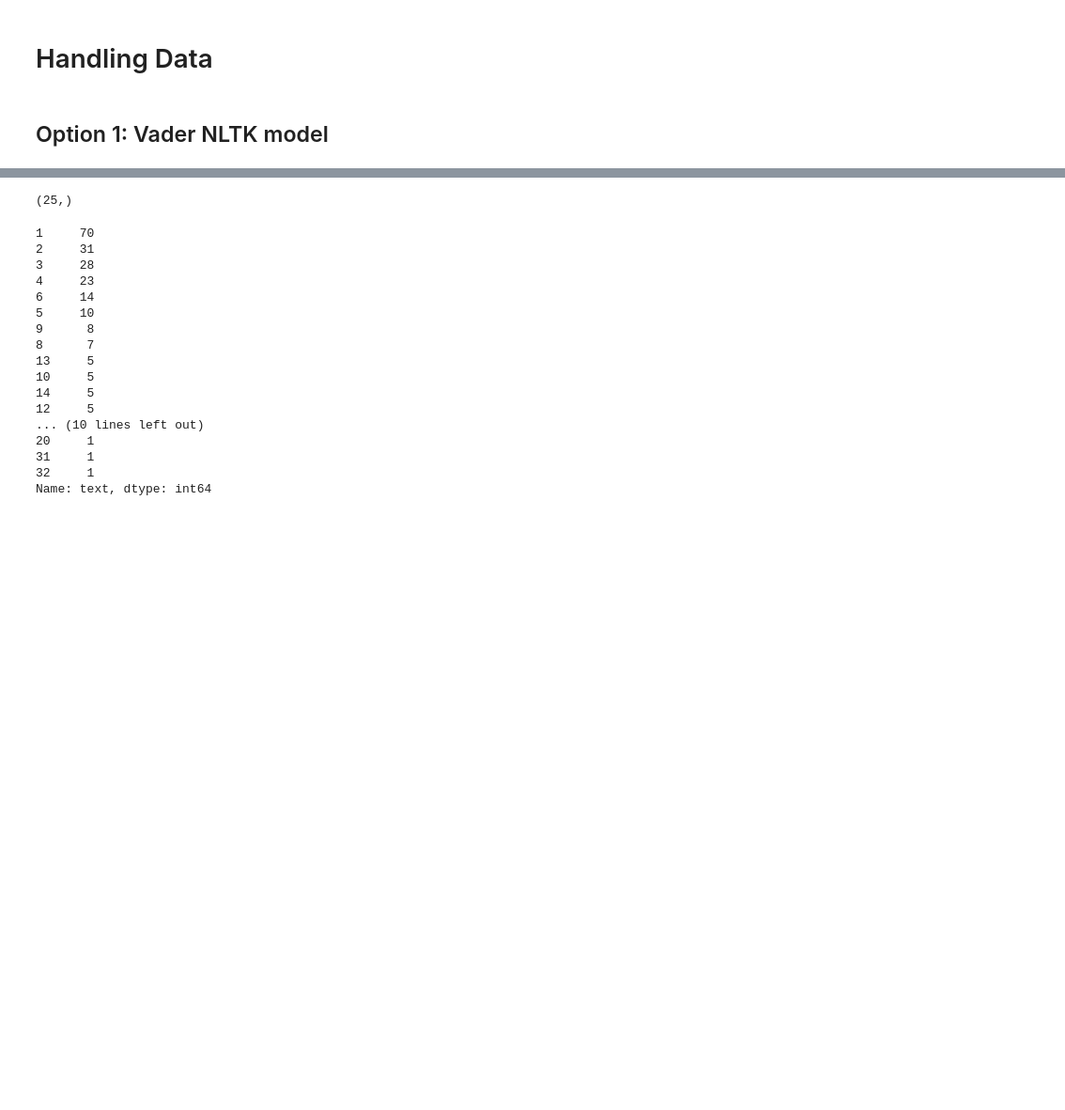
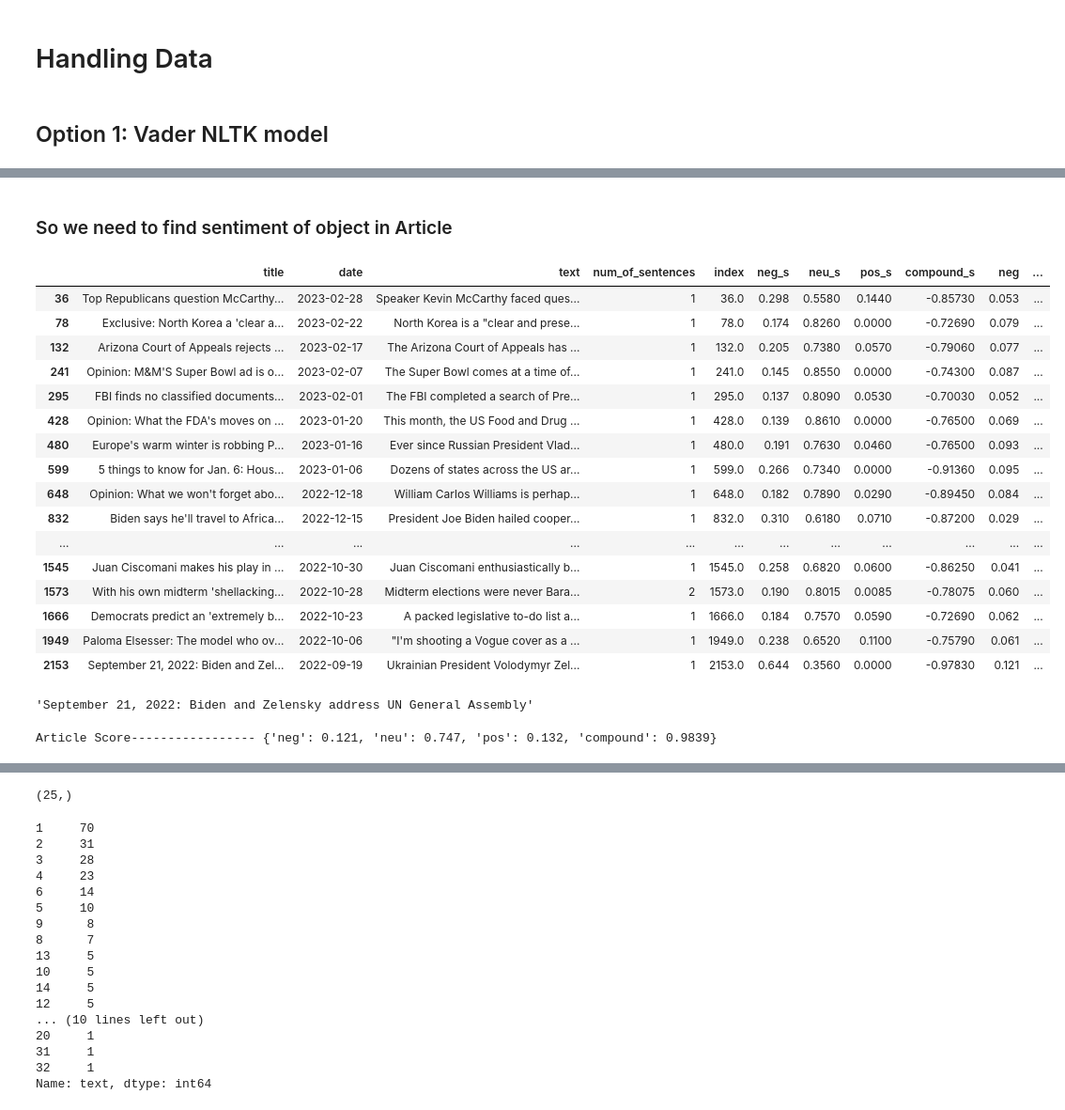
Before and after one commit to idobiran11/senti-trends-nlp, a Jupyter notebook: result analysis/ido_nice_notebook.ipynb, the cells around one changed output, grey strips where cells are left out. Shown at 94% size. Cells and saved outputs as stored; diff of their text form; code cells hidden in the pictures; blank space fills up the shorter version.

Commit message:
updating nltk to ido notebook

```diff
--- a/result analysis/ido_nice_notebook.ipynb
+++ b/result analysis/ido_nice_notebook.ipynb
@@ -95,0 +113,26 @@ for sentence in sentences:
+# %% [markdown]
+### So we need to find sentiment of object in Article
+# %%
+df = pd.read_csv('../data/output_data/cnn_trump_nltk_sentences_sentiment.csv')
+# %%
+df = df.loc[(df['compound_s'] < -0.7) & (df['compound'] > 0.7)]
+# %%
+df
+# %% [output]
+|  | title | date | text | num_of_sentences | index | neg_s | neu_s | pos_s | compound_s | neg | ... |
+| 36 | Top Republicans question McCarthy... | 2023-02-28 | Speaker Kevin McCarthy faced ques... | 1 | 36.0 | 0.298 | 0.5580 | 0.1440 | -0.85730 | 0.053 | ... |
+| 78 | Exclusive: North Korea a 'clear a... | 2023-02-22 | North Korea is a "clear and prese... | 1 | 78.0 | 0.174 | 0.8260 | 0.0000 | -0.72690 | 0.079 | ... |
+| 132 | Arizona Court of Appeals rejects ... | 2023-02-17 | The Arizona Court of Appeals has ... | 1 | 132.0 | 0.205 | 0.7380 | 0.0570 | -0.79060 | 0.077 | ... |
+| 241 | Opinion: M&M'S Super Bowl ad is o... | 2023-02-07 | The Super Bowl comes at a time of... | 1 | 241.0 | 0.145 | 0.8550 | 0.0000 | -0.74300 | 0.087 | ... |
+| 295 | FBI finds no classified documents... | 2023-02-01 | The FBI completed a search of Pre... | 1 | 295.0 | 0.137 | 0.8090 | 0.0530 | -0.70030 | 0.052 | ... |
+| 428 | Opinion: What the FDA's moves on ... | 2023-01-20 | This month, the US Food and Drug ... | 1 | 428.0 | 0.139 | 0.8610 | 0.0000 | -0.76500 | 0.069 | ... |
+| 480 | Europe's warm winter is robbing P... | 2023-01-16 | Ever since Russian President Vlad... | 1 | 480.0 | 0.191 | 0.7630 | 0.0460 | -0.76500 | 0.093 | ... |
+| 599 | 5 things to know for Jan. 6: Hous... | 2023-01-06 | Dozens of states across the US ar... | 1 | 599.0 | 0.266 | 0.7340 | 0.0000 | -0.91360 | 0.095 | ... |
+| 648 | Opinion: What we won't forget abo... | 2022-12-18 | William Carlos Williams is perhap... | 1 | 648.0 | 0.182 | 0.7890 | 0.0290 | -0.89450 | 0.084 | ... |
+| 832 | Biden says he'll travel to Africa... | 2022-12-15 | President Joe Biden hailed cooper... | 1 | 832.0 | 0.310 | 0.6180 | 0.0710 | -0.87200 | 0.029 | ... |
+| ... | ... | ... | ... | ... | ... | ... | ... | ... | ... | ... | ... |
+| 1545 | Juan Ciscomani makes his play in ... | 2022-10-30 | Juan Ciscomani enthusiastically b... | 1 | 1545.0 | 0.258 | 0.6820 | 0.0600 | -0.86250 | 0.041 | ... |
+| 1573 | With his own midterm 'shellacking... | 2022-10-28 | Midterm elections were never Bara... | 2 | 1573.0 | 0.190 | 0.8015 | 0.0085 | -0.78075 | 0.060 | ... |
+| 1666 | Democrats predict an 'extremely b... | 2022-10-23 | A packed legislative to-do list a... | 1 | 1666.0 | 0.184 | 0.7570 | 0.0590 | -0.72690 | 0.062 | ... |
+| 1949 | Paloma Elsesser: The model who ov... | 2022-10-06 | "I'm shooting a Vogue cover as a ... | 1 | 1949.0 | 0.238 | 0.6520 | 0.1100 | -0.75790 | 0.061 | ... |
+| 2153 | September 21, 2022: Biden and Zel... | 2022-09-19 | Ukrainian President Volodymyr Zel... | 1 | 2153.0 | 0.644 | 0.3560 | 0.0000 | -0.97830 | 0.121 | ... |
@@ -95,0 +141,9 @@ for sentence in sentences:
+# %%
+df.loc[2153, 'title']
+# %% [output]
+'September 21, 2022: Biden and Zelensky address UN General Assembly'
+# %%
+vs = analyzer.polarity_scores(article)
+print("{:-<30} {}".format("Article Score", str(vs)))
+# %% [output]
+Article Score----------------- {'neg': 0.121, 'neu': 0.747, 'pos': 0.132, 'compound': 0.9839}
```
Also changed, not shown: parts of 10 cells of this notebook.
